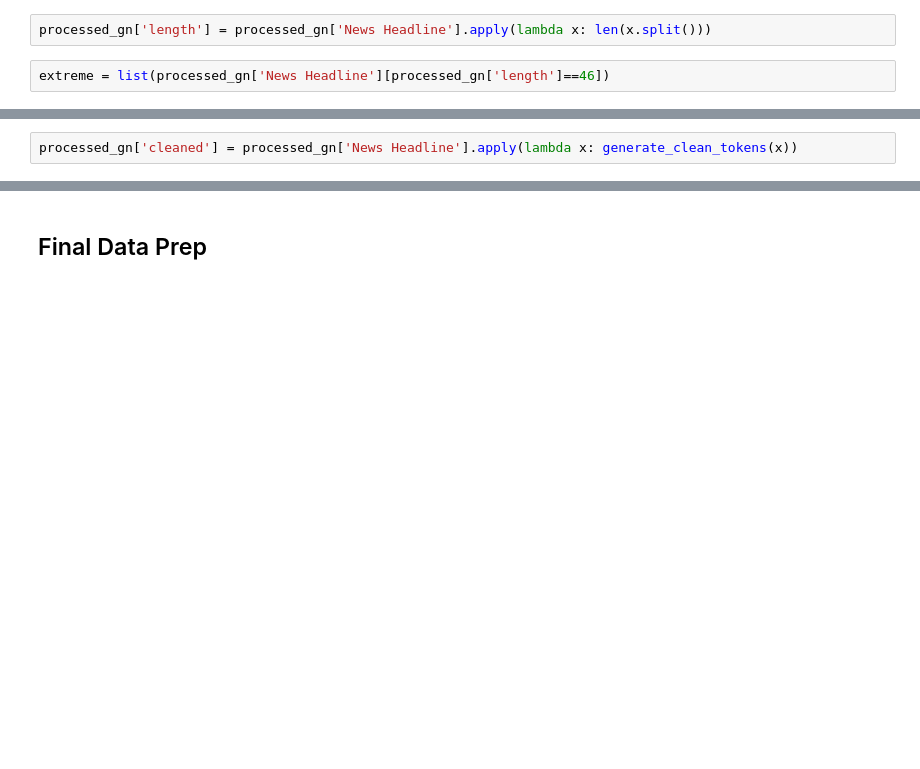
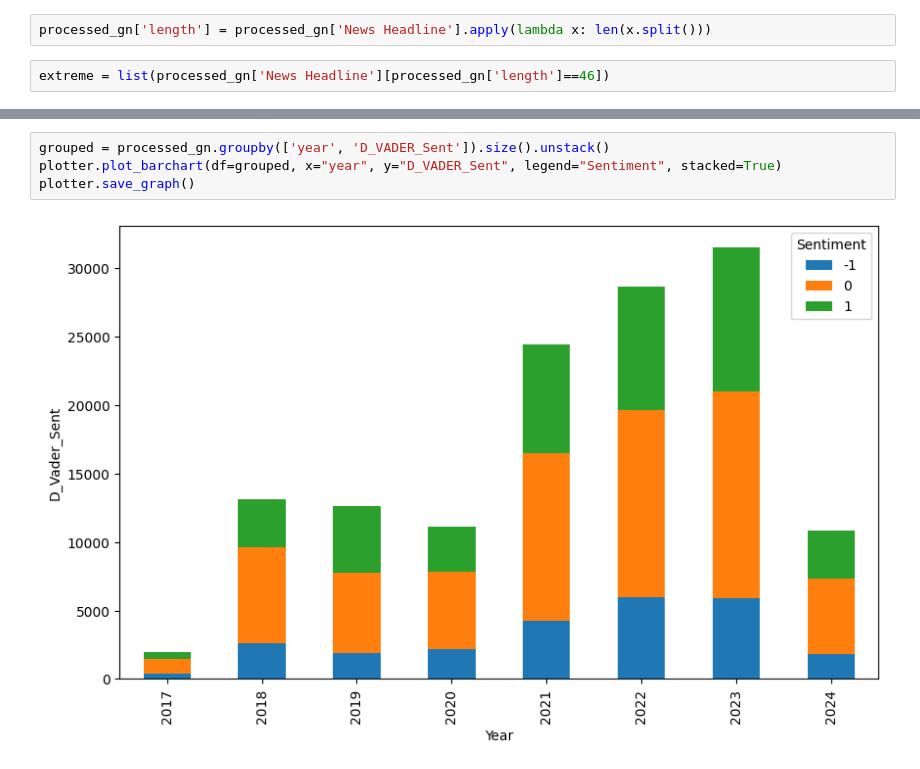
Before and after one commit to rdhakan13/ETH_Price_Predition, a Jupyter notebook: notebooks/eda.ipynb, the cells around one changed output, grey strips where cells are left out. Cells and saved outputs as stored; diff of their text form; blank space fills up the shorter version.

```diff
--- a/notebooks/eda.ipynb
+++ b/notebooks/eda.ipynb
@@ -198,2 +110,0 @@ def generate_clean_tokens(text):
-# %%
-processed_gn['cleaned'] = processed_gn['News Headline'].apply(lambda x: generate_clean_tokens(x))
@@ -939,2 +111,6 @@ for i, column in enumerate(list(ol_ltc.columns)):
-# %% [markdown]
-## Final Data Prep
+# %%
+grouped = processed_gn.groupby(['year', 'D_VADER_Sent']).size().unstack()
+plotter.plot_barchart(df=grouped, x="year", y="D_VADER_Sent", legend="Sentiment", stacked=True)
+plotter.save_graph()
+# %% [output]
+[figure, added]
```
Also changed, not shown: parts of 130 cells of this notebook, 1 other file.
